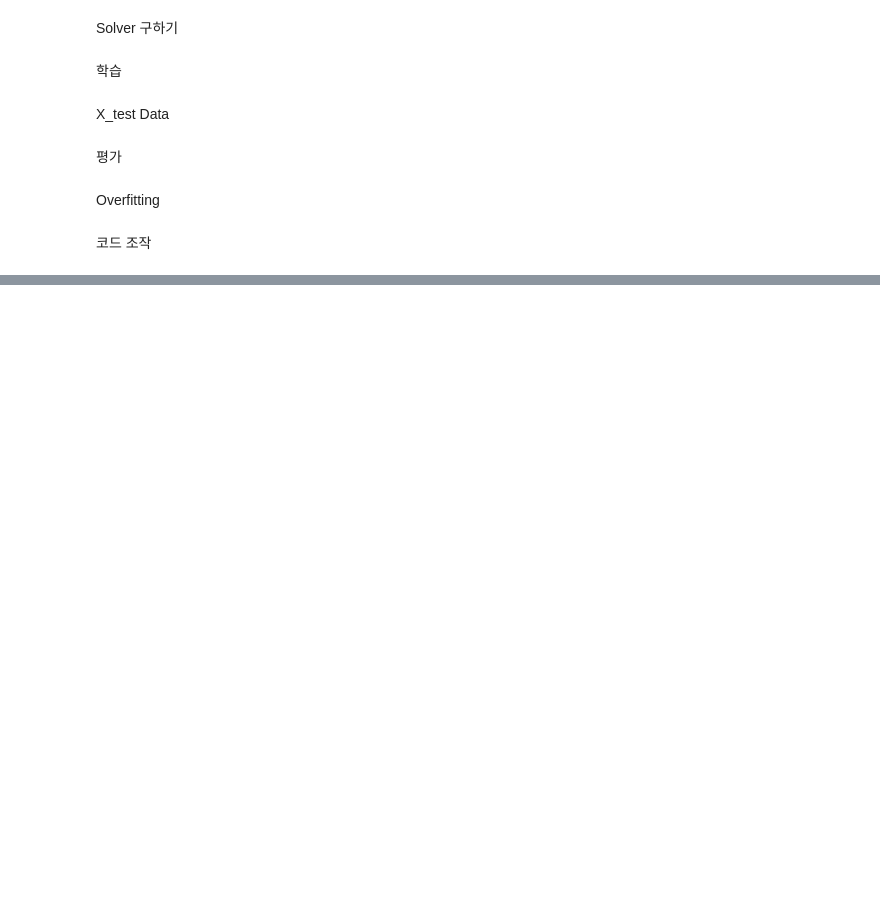
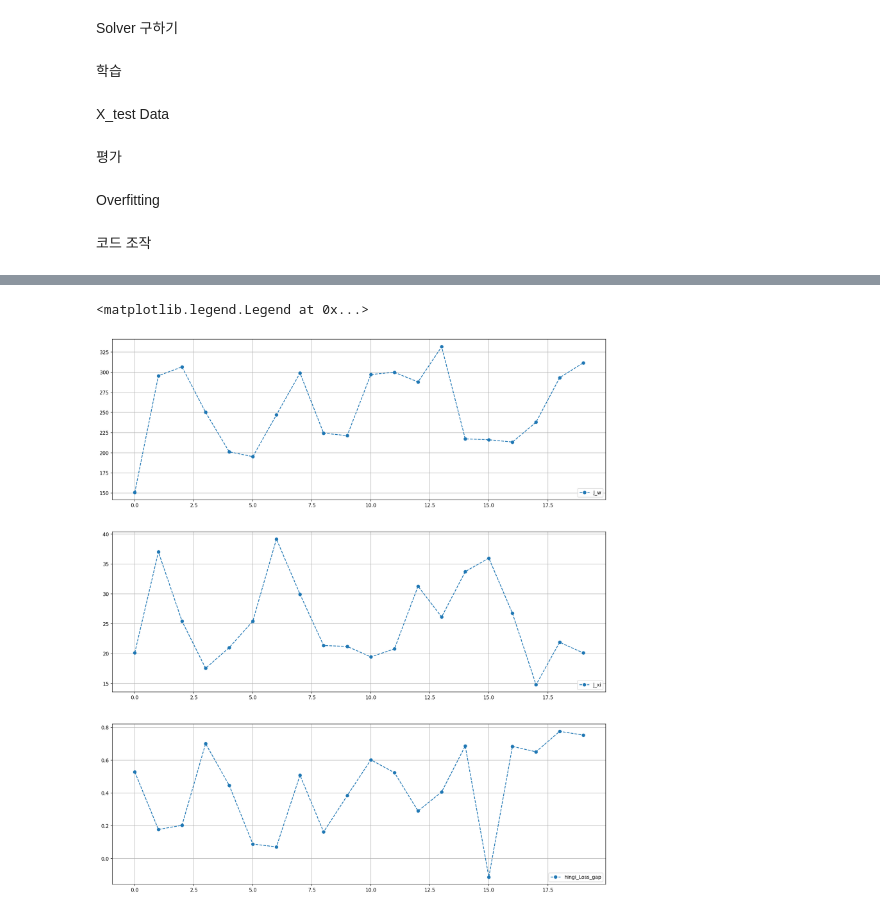
Before and after one commit to sbchae04-tech/Support-Vector-Machine, a Jupyter notebook: QUBO/Quantum_SVM_Gaussian_neal copy.ipynb, the cells around one changed output, grey strips where cells are left out. Cells and saved outputs as stored; diff of their text form; code cells hidden in the pictures; blank space fills up the shorter version.

```diff
--- a/QUBO/Quantum_SVM_Gaussian_neal copy.ipynb
+++ b/QUBO/Quantum_SVM_Gaussian_neal copy.ipynb
@@ -638,9 +629,37 @@ axes[4].legend()
 # %%
-spe = [((lagrangian_spe_list[i+1] - lagrangian_spe_list[i]) / (E[i+1] - E[i])) for i in range(len(x)-1)]
-SV = [((lagrangian_sv_list[i+1] - lagrangian_sv_list[i]) / (E[i+1] - E[i])) for i in range(len(x)-1)]
-L = [((Loss[i+1] - Loss[i]) / (E[i+1] - E[i])) for i in range(len(x)-1)]
+fig, axes = plt.subplots(
+    3, 1,
+    figsize=(18, 20),   # 전체 크기 고정
+    dpi=150,
+    sharex=False
+)
 
-y = [y for y in range(19)]
+# lagrangian_spe_plus_list = [(E[x] * lagrangian_x_list[x]) for x in range(len(lagrangian_spe_list))]
+# lagrangian_sv_plus_list = [(E[x] * lagrangian_sv_list[x]) for x in range(len(lagrangian_spe_list))]
+# axes[0].plot(E, E, "^--", label = "energy")
+
+axes[0].plot(x, J_w_list, "o--", label = "J_w")
+# axes[0].plot(x, E, "o--", label = "energy")
+# axes[0].plot(x, lagrangian_w_list - E)
+# axes[0].set_ylim(1, 1.1)
+# axes[0].set_yscale('log')
+axes[0].grid()
+axes[0].legend(loc = "lower right")
+
+axes[1].plot(x, J_xi_list, "o--", label = "J_xi")
+# axes[1].set_ylim(0, 0.1)
+# axes[1].set_yscale('log')
+axes[1].grid()
+axes[1].legend(loc = "lower right")
+
+axes[2].plot(x, Loss, "o--", label = "hingi_Loss_gap")
+# axes[0].set_ylim(1, 1.1)
+# axes[0].set_yscale('log')
+axes[2].grid()
+axes[2].legend(loc = "lower right")
+# %% [output]
+<matplotlib.legend.Legend at 0x...>
+[figure, added]
 # %%
 fig, axes = plt.subplots(
     3, 1,
```
Also changed, not shown: parts of 7 cells of this notebook, 3 other files.
